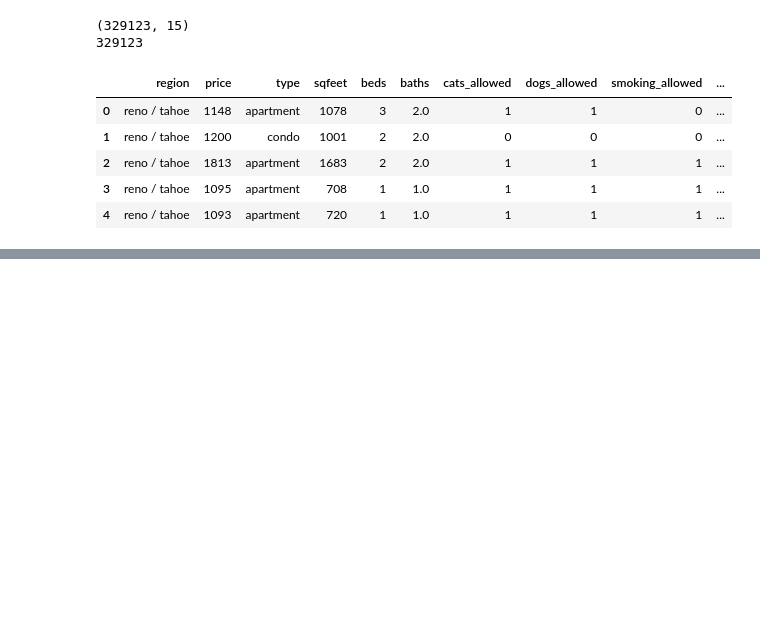
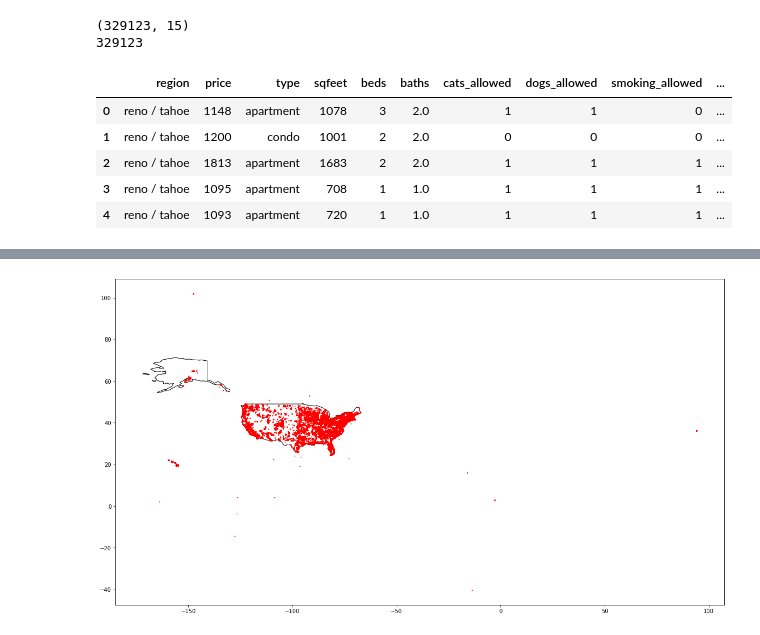
Before and after one commit to moferg/usa-housing-analysis, a Jupyter notebook: usa_housing_analysis.ipynb, the cells around one changed output, grey strips where cells are left out. Drawn from its saved outputs; the diff is of its cells as text; code cells hidden in the pictures; blank space fills up the shorter version.

```diff
--- a/usa_housing_analysis.ipynb
+++ b/usa_housing_analysis.ipynb
@@ -944,0 +972,12 @@ df_geo['price'].plot(ax=ax, markersize=10, color='red')
+# %%
+fig, ax = plt.subplots(figsize=[20, 20])
+
+world = gp.read_file(gp.datasets.get_path('naturalearth_lowres'))
+
+world[world.iso_a3 == 'USA'].plot(ax=ax, color='white', edgecolor='black')
+
+df_geo.plot(ax=ax, color='red', markersize=1)
+
+plt.show()
+# %% [output]
+[figure, added]
```
Also changed, not shown: parts of 6 cells of this notebook.
